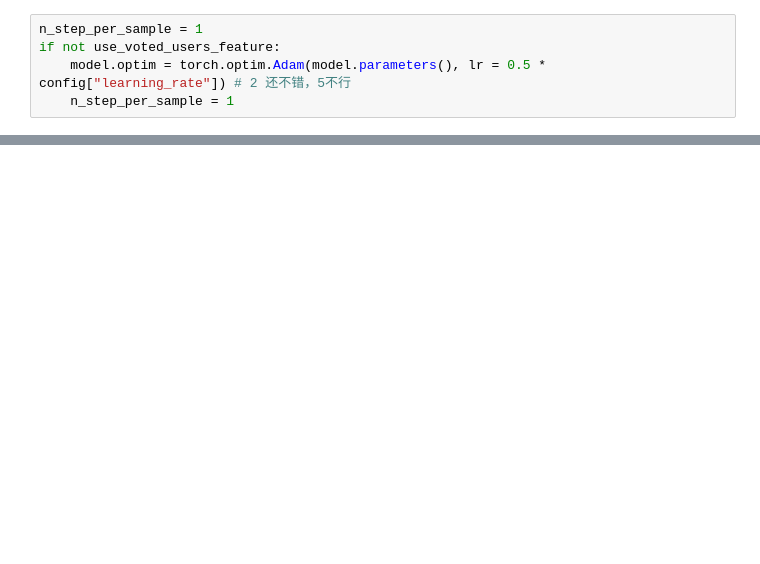
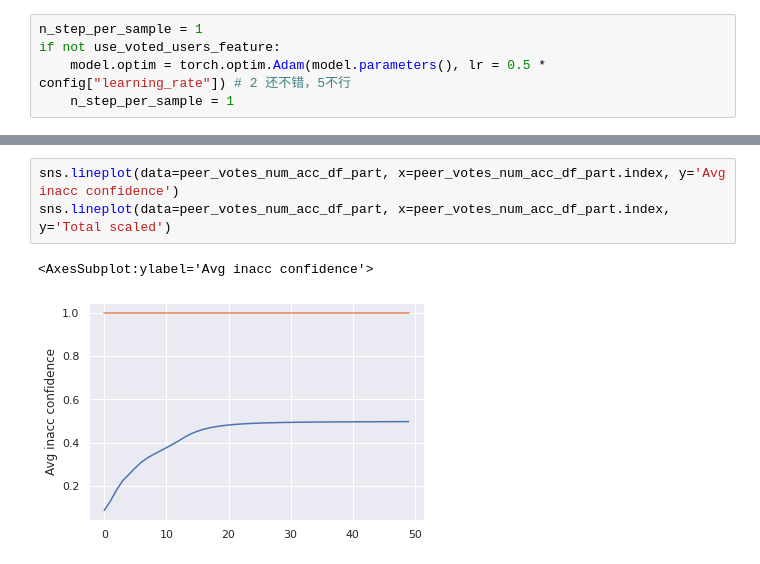
Before and after one commit to StanfordHCI/Curation-Modeling, a Jupyter notebook: sim_new_votes.ipynb, the cells around one changed output, grey strips where cells are left out. Cells and saved outputs as stored; diff of their text form; blank space fills up the shorter version.

```diff
--- a/sim_new_votes.ipynb
+++ b/sim_new_votes.ipynb
@@ -238,3 +282,9 @@ Acc rate
+# %%
+sns.lineplot(data=peer_votes_num_acc_df_part, x=peer_votes_num_acc_df_part.index, y='Avg inacc confidence')
+sns.lineplot(data=peer_votes_num_acc_df_part, x=peer_votes_num_acc_df_part.index, y='Total scaled')
+# %% [output]
+<AxesSubplot:ylabel='Avg inacc confidence'>
+[figure, added]
 # %%
 sns.lineplot(data=peer_votes_num_acc_df_part, x=peer_votes_num_acc_df_part.index, y='Acc rate')
 sns.lineplot(data=peer_votes_num_acc_df_part, x=peer_votes_num_acc_df_part.index, y='Total scaled')
```
Also changed, not shown: parts of 14 cells of this notebook, 4 other files.
